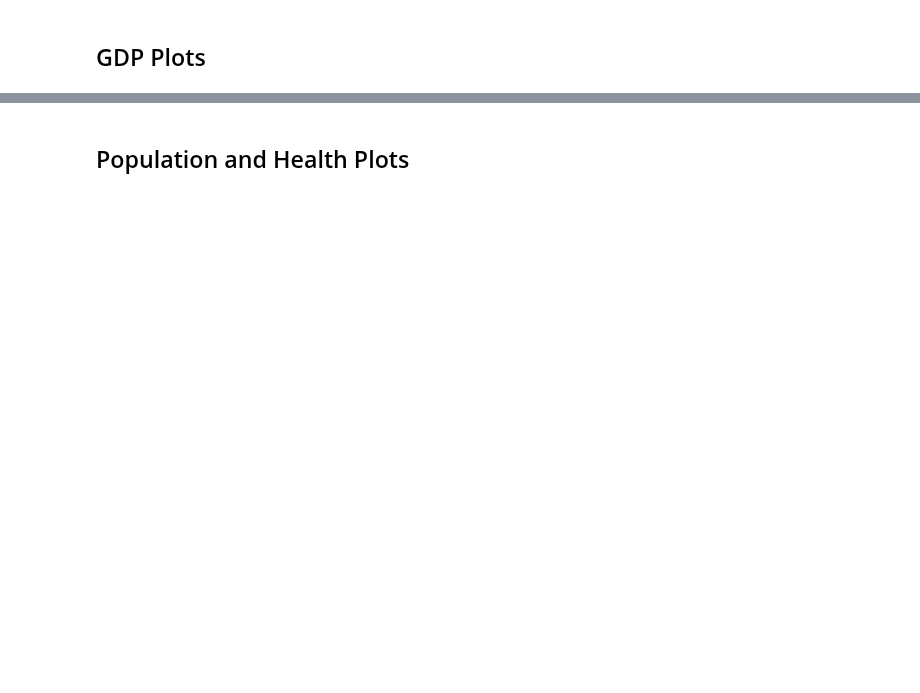
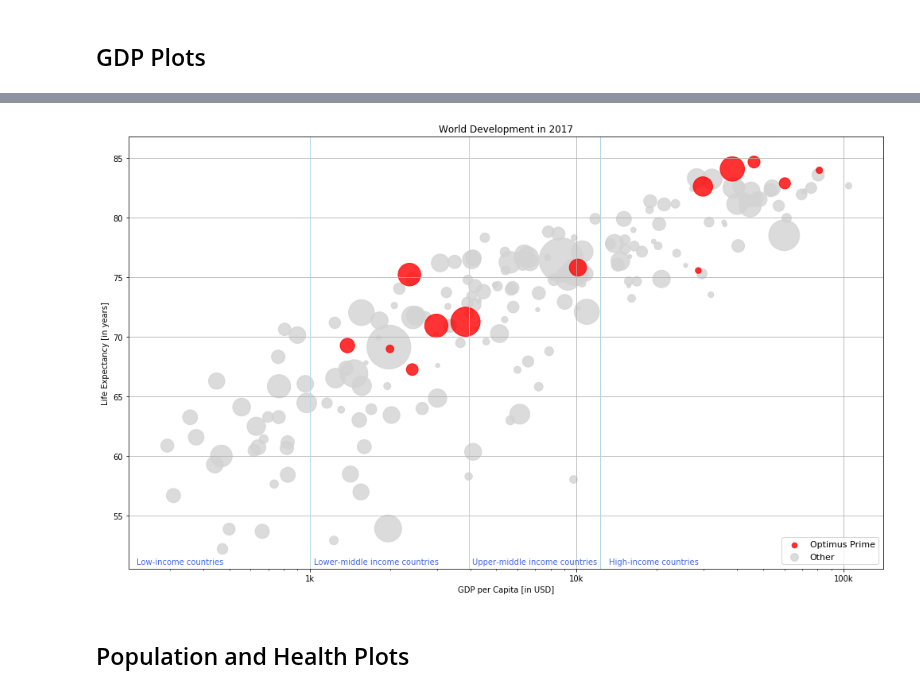
Before and after one commit to georgina1994/Optimus-Primer, a Jupyter notebook: Final Project.ipynb, the cells around one changed output, grey strips where cells are left out. Cells and saved outputs as stored; diff of their text form; code cells hidden in the pictures; blank space fills up the shorter version.

```diff
--- a/Final Project.ipynb
+++ b/Final Project.ipynb
@@ -1938,3 +2372,65 @@ plt.show()
+# %%
+## Plot bubble graph for Total GDP (in USD) for all country
+# Prepare data
+bubble_df = df.copy()
+bubble_df.columns = column_names
+bubble_data = bubble_df[[code, name, cool_name, gdp_p, population_total, life_expect]]\
+    [bubble_df[cool_name] != 'Sentinel Prime']
+bubble_data['gdp_capita'] = bubble_df[gdp_p]/bubble_df[population_total]
+bubble_data['size'] = np.sqrt(bubble_data[population_total])/12
+
+# Plot scatter plot
+plt.figure(figsize=(17, 10))
+other_data = bubble_data[bubble_data[cool_name] != 'Optimus Prime']
+other = plt.scatter(other_data['gdp_capita'],
+                    other_data[life_expect],
+                    s=other_data['size'],
+                    color='lightgray',
+                    alpha=0.8)
+optimus_prime_data = bubble_data[bubble_data[cool_name] == 'Optimus Prime']
+optimus_prime = plt.scatter(optimus_prime_data['gdp_capita'],
+                            optimus_prime_data[life_expect],
+                            s=optimus_prime_data['size'],
+                            color='red',
+                            alpha=0.8 )
+
+# Add legend
+plt.legend((optimus_prime, other),
+           ('Optimus Prime', 'Other'),
+           loc='lower right',
+           fontsize=11,
+           markerscale=0.25)
+
+# Scale the plot with log
+plt.xscale('log')
+
+# Change the x-axis' tick label
+tick_val = [1000, 10000, 100000]
+tick_lab = ['1k', '10k', '100k']
+plt.xticks(tick_val, tick_lab)
+
+# Change the label
+plt.xlabel('GDP per Capita [in USD]')
+plt.ylabel('Life Expectancy [in years]')
+plt.title('World Development in 2017')
+
+# Add income lines
+#https://blogs.worldbank.org/opendata/new-country-classifications-income-level-2017-2018
+plt.axvline(x=12235, color='lightblue', linewidth=1)
+plt.axvline(x=3956, color='lightblue', linewidth=1)
+plt.axvline(x=1006, color='lightblue', linewidth=1)
+
+# Add income texts
+plt.text(x=13235, y=51, s='High-income countries', color='royalblue')
+plt.text(x=4056, y=51, s='Upper-middle income countries', color='royalblue')
+plt.text(x=1036, y=51, s='Lower-middle income countries', color='royalblue')
+plt.text(x=225, y=51, s='Low-income countries', color='royalblue')
+
+# Show the graph
+plt.grid(True)
+plt.show()
+# %% [output]
+[figure, added]
 # %% [markdown]
 ## Population and Health Plots
 # %%
```
Also changed, not shown: parts of 39 cells of this notebook.
